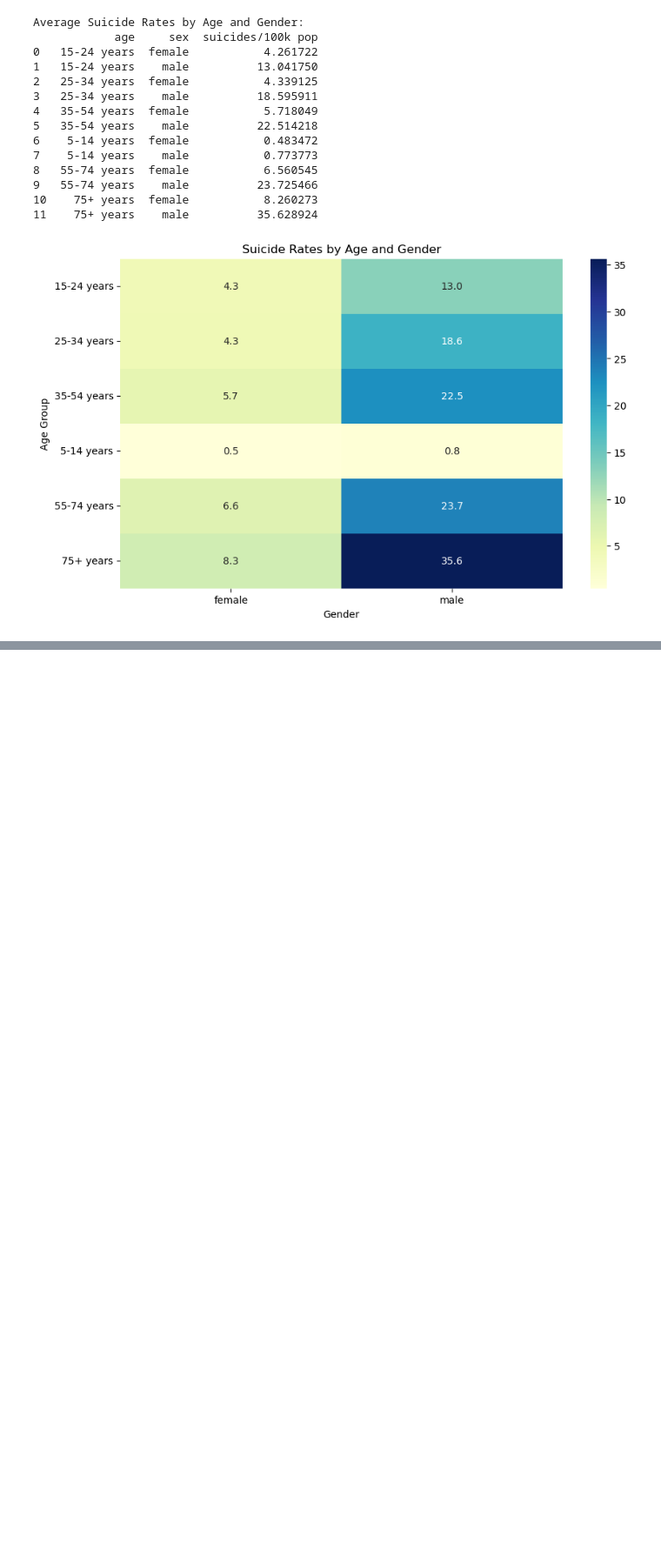
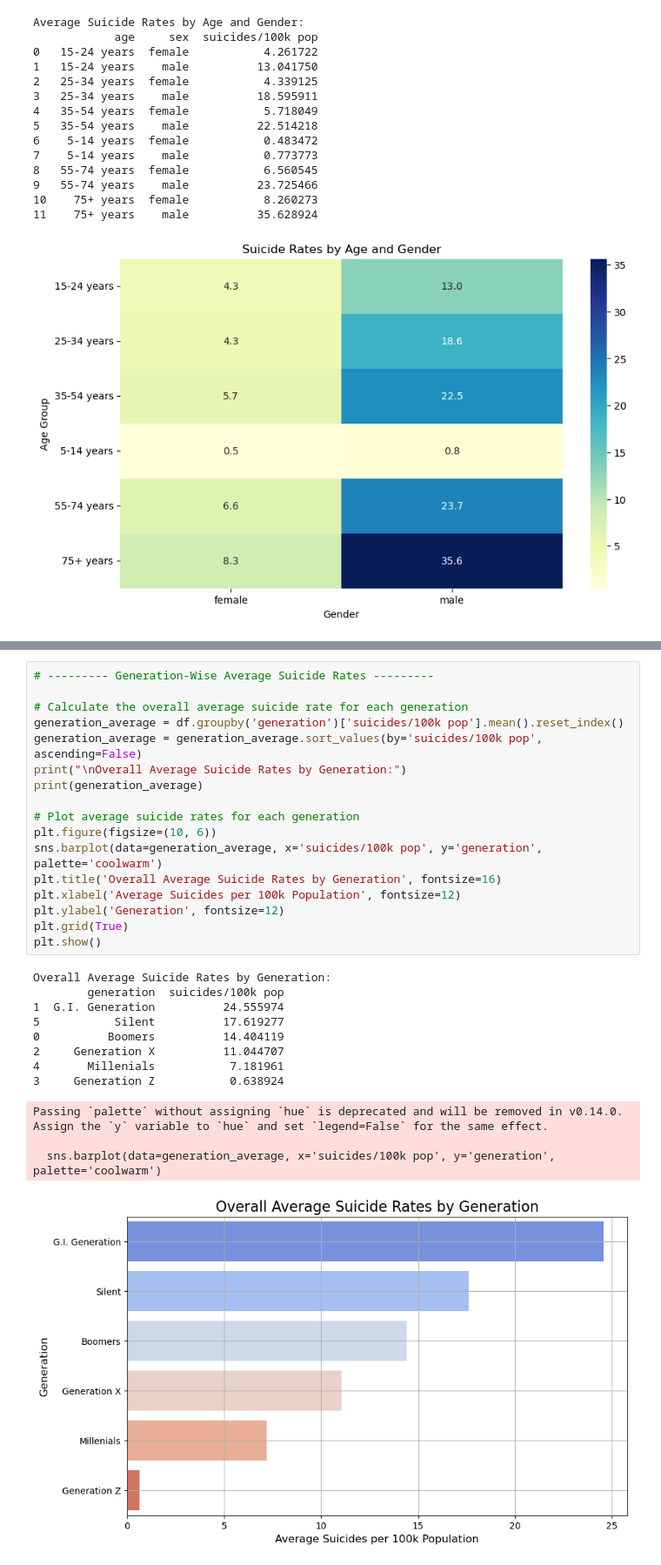
Before and after one commit to hadasssahamase/Suicide_rates_project, a Jupyter notebook: Suicide_rate_project/Suicide_rate_project.ipynb, the cells around one changed output, grey strips where cells are left out. Shown at 87% size. Cells and saved outputs as stored; diff of their text form; blank space fills up the shorter version.

```diff
--- a/Suicide_rate_project/Suicide_rate_project.ipynb
+++ b/Suicide_rate_project/Suicide_rate_project.ipynb
@@ -261,0 +393,30 @@ Average Suicide Rates by Age and Gender:
+# %%
+# --------- Generation-Wise Average Suicide Rates ---------
+
+# Calculate the overall average suicide rate for each generation
+generation_average = df.groupby('generation')['suicides/100k pop'].mean().reset_index()
+generation_average = generation_average.sort_values(by='suicides/100k pop', ascending=False)
+print("\nOverall Average Suicide Rates by Generation:")
+print(generation_average)
+
+# Plot average suicide rates for each generation
+plt.figure(figsize=(10, 6))
+sns.barplot(data=generation_average, x='suicides/100k pop', y='generation', palette='coolwarm')
+plt.title('Overall Average Suicide Rates by Generation', fontsize=16)
+plt.xlabel('Average Suicides per 100k Population', fontsize=12)
+plt.ylabel('Generation', fontsize=12)
+plt.grid(True)
+plt.show()
+# %% [output]
+Overall Average Suicide Rates by Generation:
+        generation  suicides/100k pop
+1  G.I. Generation          24.555974
+5           Silent          17.619277
+0          Boomers          14.404119
+2     Generation X          11.044707
+4       Millenials           7.181961
+3     Generation Z           0.638924
+Passing `palette` without assigning `hue` is deprecated and will be removed in v0.14.0. Assign the `y` variable to `hue` and set `legend=False` for the same effect.
+
+  sns.barplot(data=generation_average, x='suicides/100k pop', y='generation', palette='coolwarm')
+[figure, added]
```
Also changed, not shown: parts of 6 cells of this notebook.
